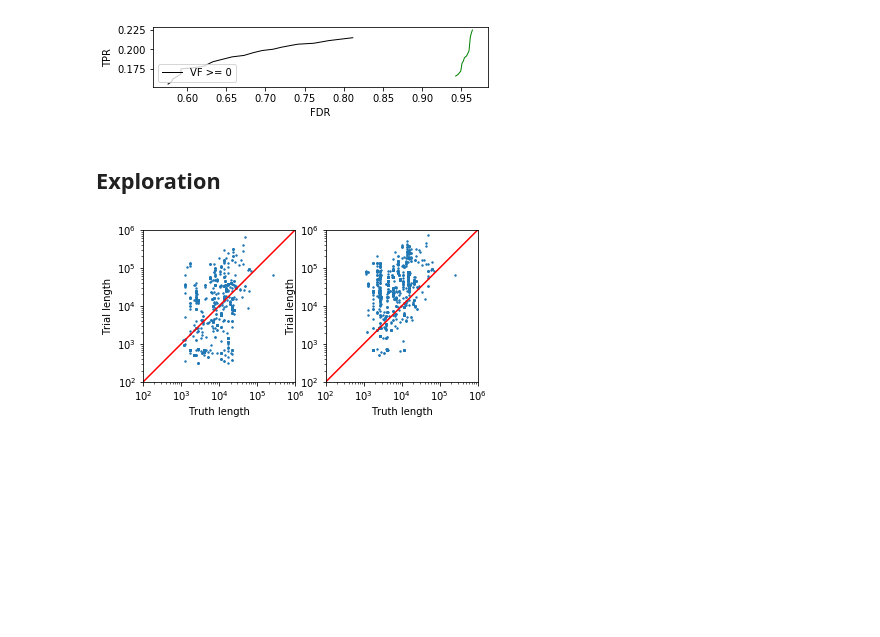
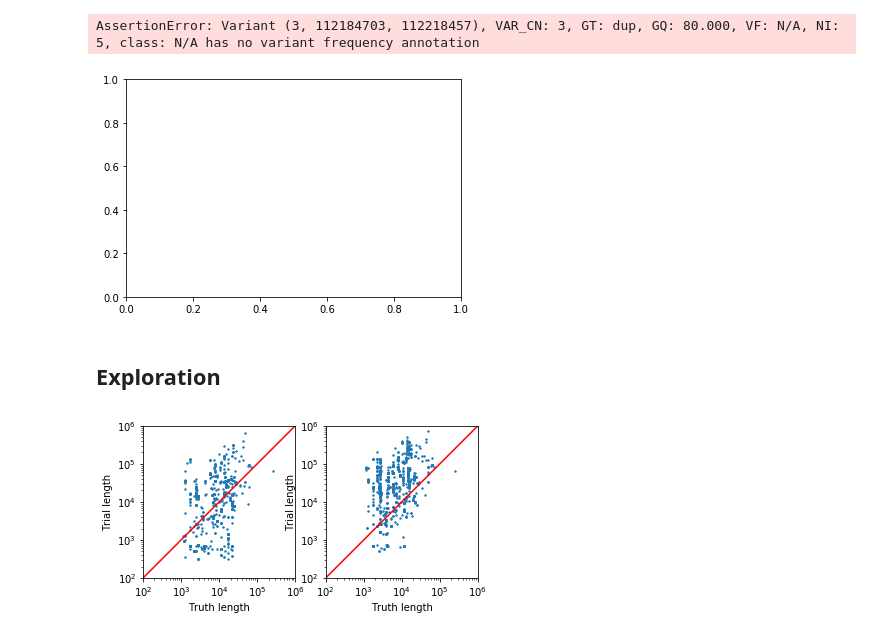
Before and after one commit to broadinstitute/gatk-evaluation, a Jupyter notebook: CNV/gCNV/evaluation_suite/notebooks/make_roc_curve.ipynb, the cells around one changed output. Cells and saved outputs as stored; diff of their text form; code cells hidden in the pictures; blank space fills up the shorter version.

```diff
--- a/CNV/gCNV/evaluation_suite/notebooks/make_roc_curve.ipynb
+++ b/CNV/gCNV/evaluation_suite/notebooks/make_roc_curve.ipynb
@@ -82,7 +82,7 @@ for csi in range(len(trial_call_set_dicts)):
             trial_call_set_dicts[csi][sample_name],
             trial_included_loci=trial_included_loci_list[0],  # note
             min_overlap_fraction_for_truth_filtration=1.0,
-            min_overlap_fraction_for_variant_matching=0.0,
+            min_overlap_fraction_for_variant_matching=0.,
             truth_overlapping_set_selection_strategy="largest_overlap")
         raw_evaluation_summary_dict[sample_name] = evaluator()
 # %%
@@ -116,7 +116,7 @@ max_variant_frequency = 1.0
 line_width_list = [1]#, 2, 3, 4, 5]
 
 min_length = 0
-truth_min_quality = 200
+truth_min_quality = 0
 
 fig = plt.figure()
 ax = plt.gca()
@@ -148,34 +148,35 @@ for min_variant_frequency, line_width in zip(min_variant_frequency_list, line_wi
                 {})
 
             truth_truth_positives = true_positives_sum + false_negatives_sum
             total_trial_positives = true_positives_sum + false_positives_sum
 
             if truth_truth_positives > 0:
                 TPR = true_positives_sum / truth_truth_positives
             else:
                 TPR = np.nan
 
             if total_trial_positives > 0:
                 FDR = false_positives_sum / total_trial_positives
             else:
                 FPR = np.nan
 
             TPR_list.append(TPR)
             FDR_list.append(FDR)
 
         ax.plot(FDR_list, TPR_list,
                 color=trial_plot_color,
                 lw=line_width,
                 label='VF >= {0}'.format(min_variant_frequency) if idx == 0 else None)
 
 ax.set_xlabel('FDR')
 ax.set_ylabel('TPR')
 ax.legend(loc='lower left')
 # ax.set_ylim((0, 1))
 # ax.set_xlim((0, 1))
 ax.set_aspect('equal')
 # %% [output]
+AssertionError: Variant (3, 112184703, 112218457), VAR_CN: 3, GT: dup, GQ: 80.000, VF: N/A, NI: 5, class: N/A has no variant frequency annotation
-[figure, old version]
+[figure, new version]
 # %%
 def plot_evaluation_summary_dict(evaluation_summary_dict):
     sample_true_positive_list = []
```
Also changed, not shown: parts of 7 cells of this notebook, 2 other files.
